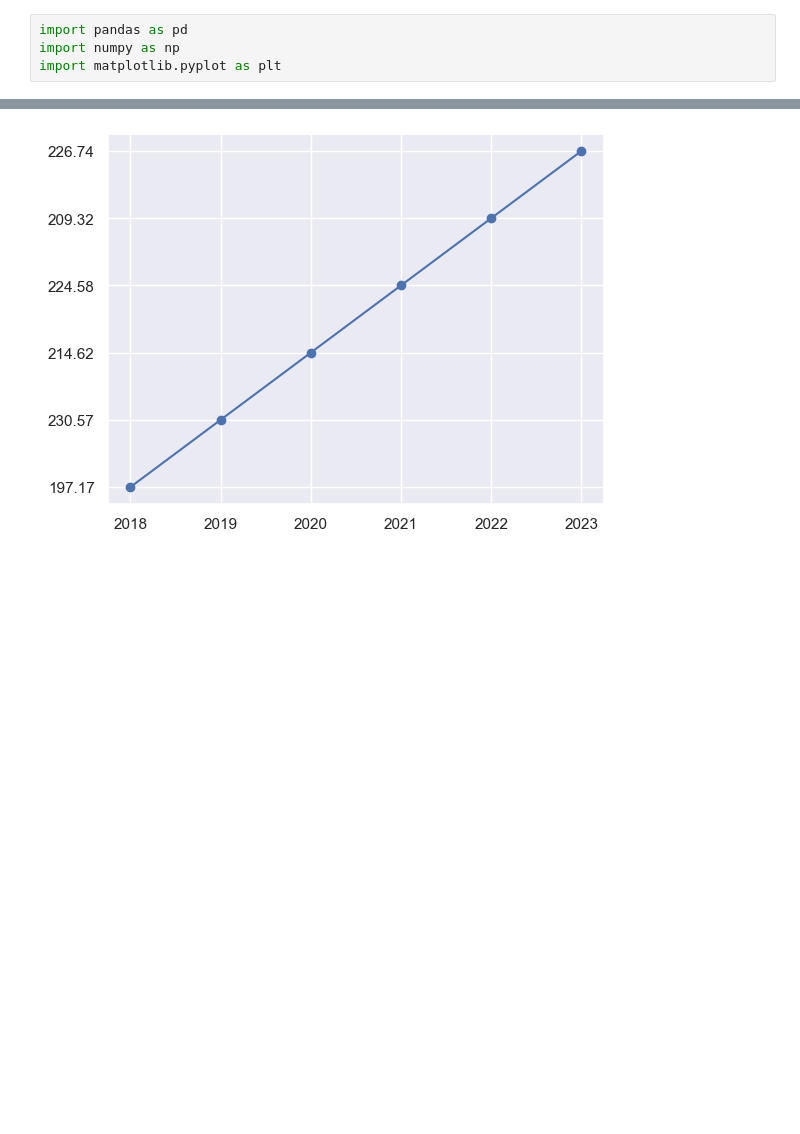
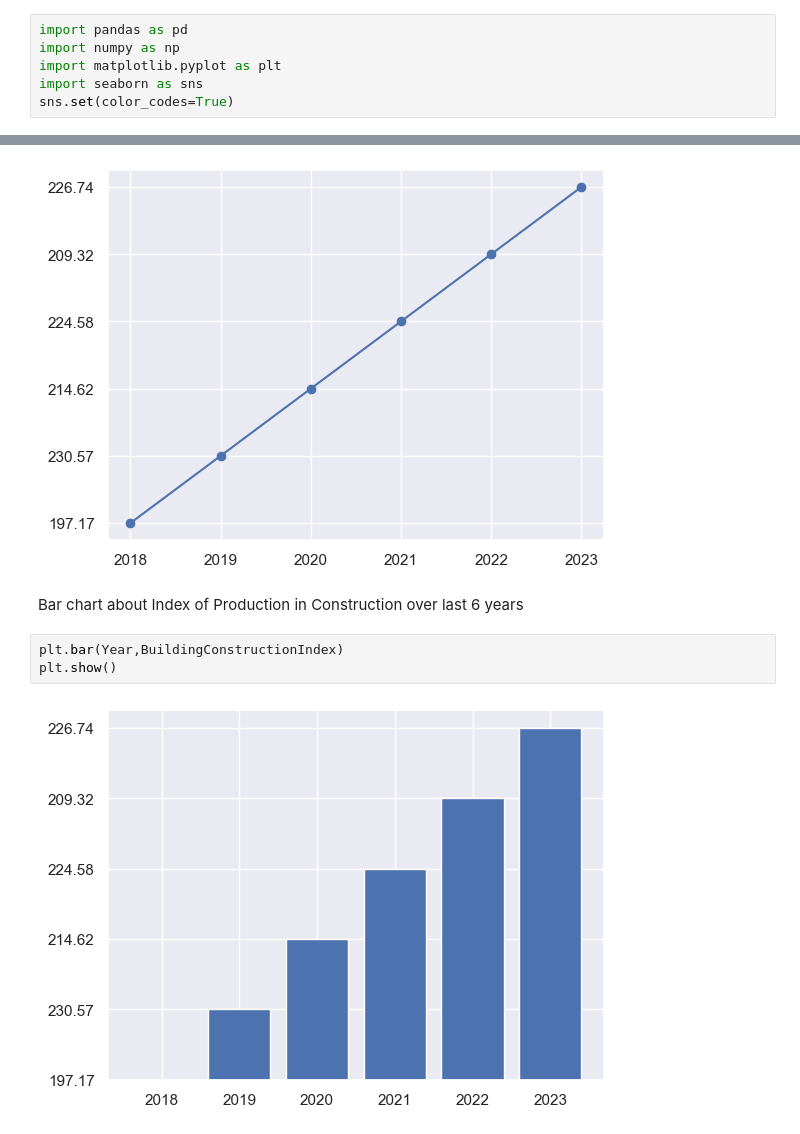
Before and after one commit to TanerGithub2023/Project-in-Data-Science-House-Prices, a Jupyter notebook: Factors and Effects That Increases House Prices in Cyprus.ipynb, the cells around one changed output, grey strips where cells are left out. Drawn from its saved outputs; the diff is of its cells as text; blank space fills up the shorter version.

```diff
--- a/Factors and Effects That Increases House Prices in Cyprus.ipynb
+++ b/Factors and Effects That Increases House Prices in Cyprus.ipynb
@@ -2,6 +2,8 @@
 import pandas as pd
 import numpy as np
 import matplotlib.pyplot as plt
+import seaborn as sns
+sns.set(color_codes=True)
 # %%
 df = pd.read_csv(r"Index of Production in Construction.csv")
 # %% [markdown]
@@ -68,3 +70,10 @@ plt.plot(Year,BuildingConstructionIndex , "o-")
 plt.show()
 # %% [output]
 [figure]
+# %% [markdown]
+Bar chart about Index of Production in Construction over last 6 years
+# %%
+plt.bar(Year,BuildingConstructionIndex)
+plt.show()
+# %% [output]
+[figure, added]
```
Also changed, not shown: parts of 31 cells of this notebook.
